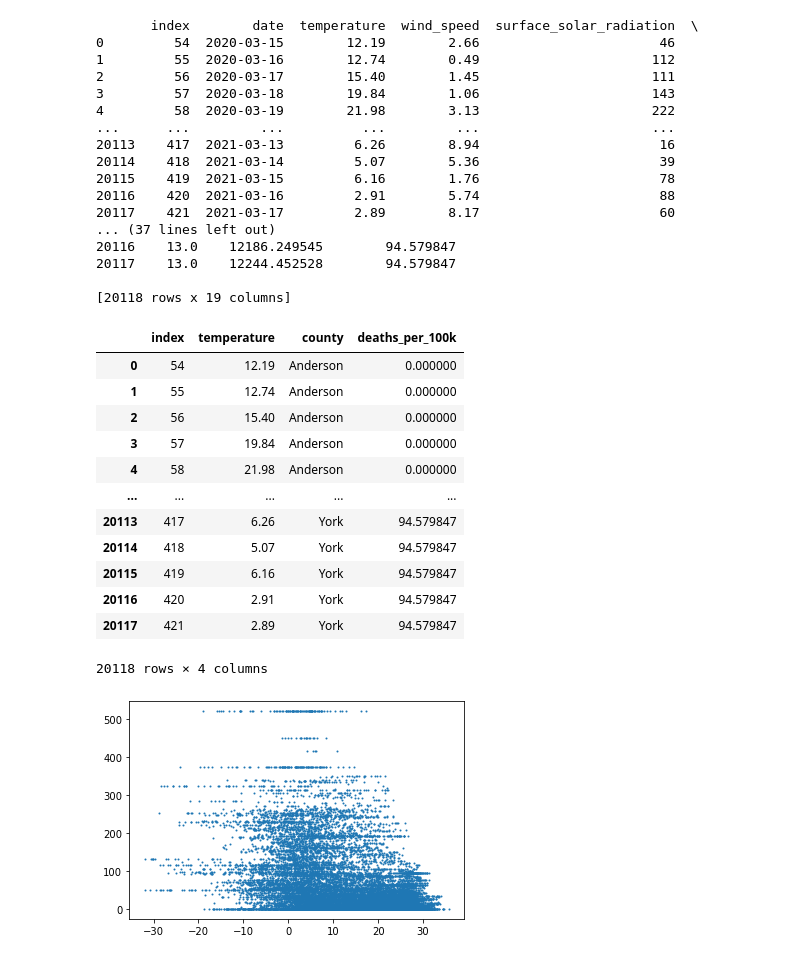
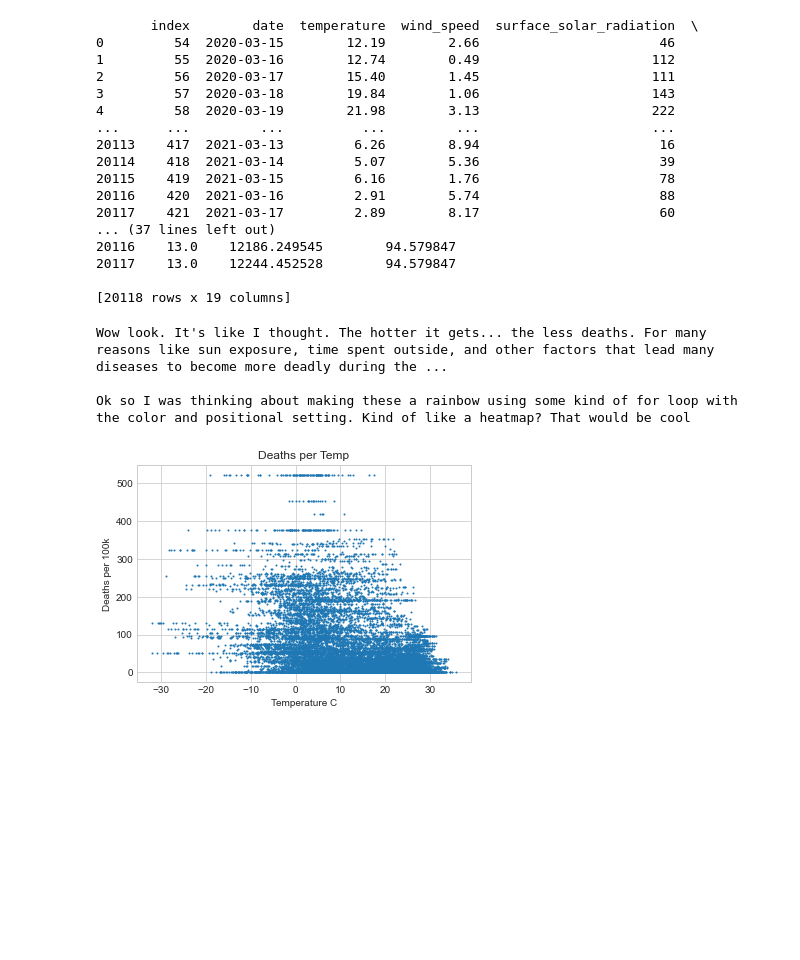
Before and after one commit to pkriger/project-01, a Jupyter notebook: Weather_Analysis .ipynb, the cells around one changed output. Cells and saved outputs as stored; diff of their text form; code cells hidden in the pictures; blank space fills up the shorter version.

```diff
--- a/Weather_Analysis .ipynb
+++ b/Weather_Analysis .ipynb
@@ -2,6 +2,7 @@
 import pandas as pd
 import numpy as np
 import matplotlib.pyplot as plt
+plt.style.use('seaborn-whitegrid')
 
 df = pd.read_csv (r'Resources/weather_covid.csv')
 df
@@ -42,23 +43,17 @@ weather_df = renamed
 20117    13.0    12244.452528        94.579847
 
 [20118 rows x 19 columns]
-# %%
-
-narrow_weather = weather_df[['index','temperature','county', 'deaths_per_100k']]
-plt.scatter(narrow_weather['temperature'],narrow_weather['deaths_per_100k'],s=1)
-narrow_weather
-# %% [output]
-|  | index | temperature | county | deaths_per_100k |
-| 0 | 54 | 12.19 | Anderson | 0.000000 |
-| 1 | 55 | 12.74 | Anderson | 0.000000 |
-| 2 | 56 | 15.40 | Anderson | 0.000000 |
-| 3 | 57 | 19.84 | Anderson | 0.000000 |
-| 4 | 58 | 21.98 | Anderson | 0.000000 |
-| ... | ... | ... | ... | ... |
-| 20113 | 417 | 6.26 | York | 94.579847 |
-| 20114 | 418 | 5.07 | York | 94.579847 |
-| 20115 | 419 | 6.16 | York | 94.579847 |
-| 20116 | 420 | 2.91 | York | 94.579847 |
-| 20117 | 421 | 2.89 | York | 94.579847 |
-20118 rows × 4 columns
-[figure, removed]
+# %%
+
+narrow_weather = weather_df[['index','temperature','county', 'deaths_per_100k']]
+plt.scatter(narrow_weather['temperature'],narrow_weather['deaths_per_100k'],s=1)
+plt.title("Deaths per Temp")
+plt.xlabel("Temperature C")
+plt.ylabel("Deaths per 100k")
+print("Wow look. It's like I thought. The hotter it gets... the less deaths. For many reasons like sun exposure, time spent outside, and other factors that lead many diseases to become more deadly during the winter. Almost no deaths happen above 30 degrees celcius. The largest concentration of 500+ is in the -10 to +10 range")
+print("\nOk so I was thinking about making these a rainbow using some kind of for loop with the color and positional setting. Kind of like a heatmap? That would be cool. It's too hard to decipher with just the blue" )
+# %% [output]
+Wow look. It's like I thought. The hotter it gets... the less deaths. For many reasons like sun exposure, time spent outside, and other factors that lead many diseases to become more deadly during the ...
+
+Ok so I was thinking about making these a rainbow using some kind of for loop with the color and positional setting. Kind of like a heatmap? That would be cool
+[figure, added]
```
Also changed, not shown: 1 other file.
